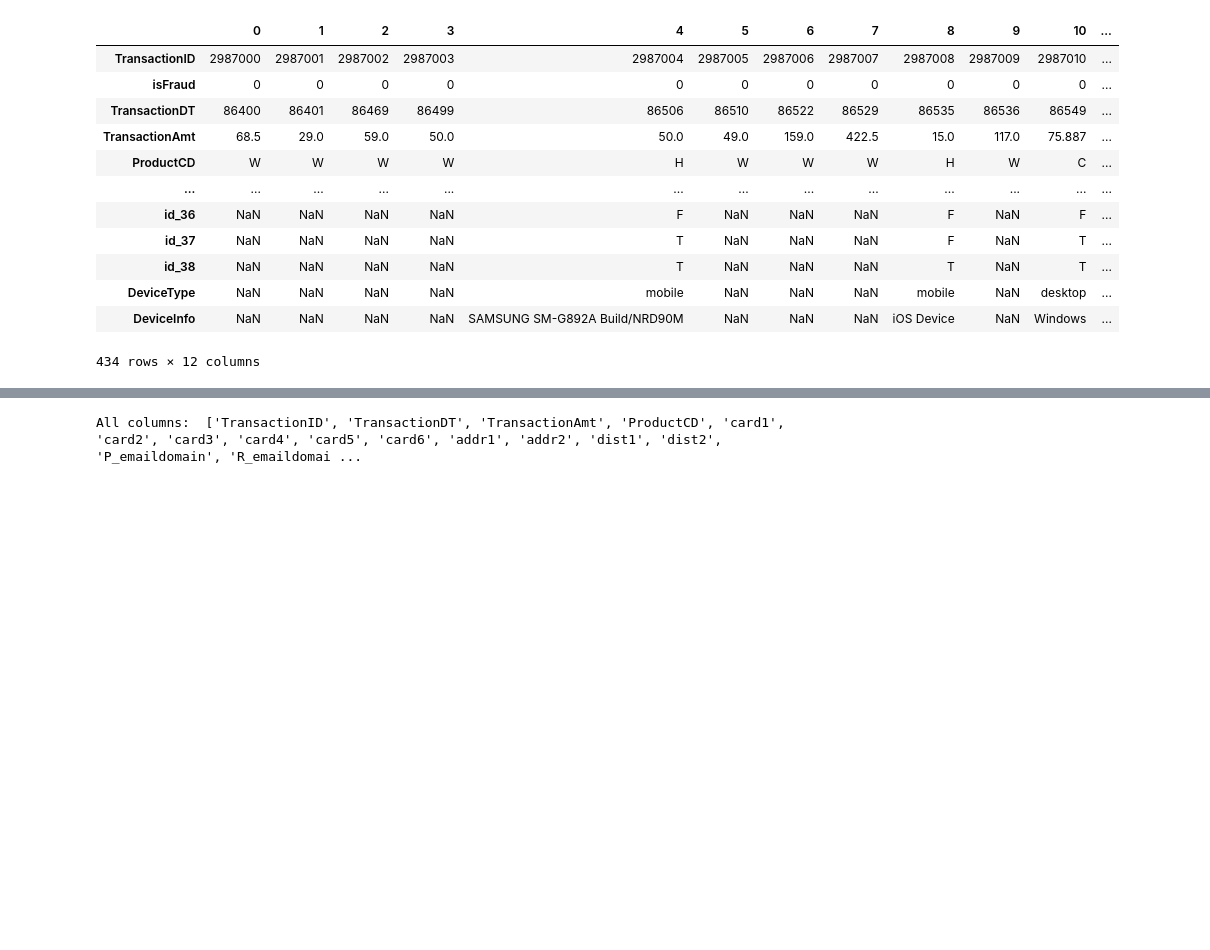
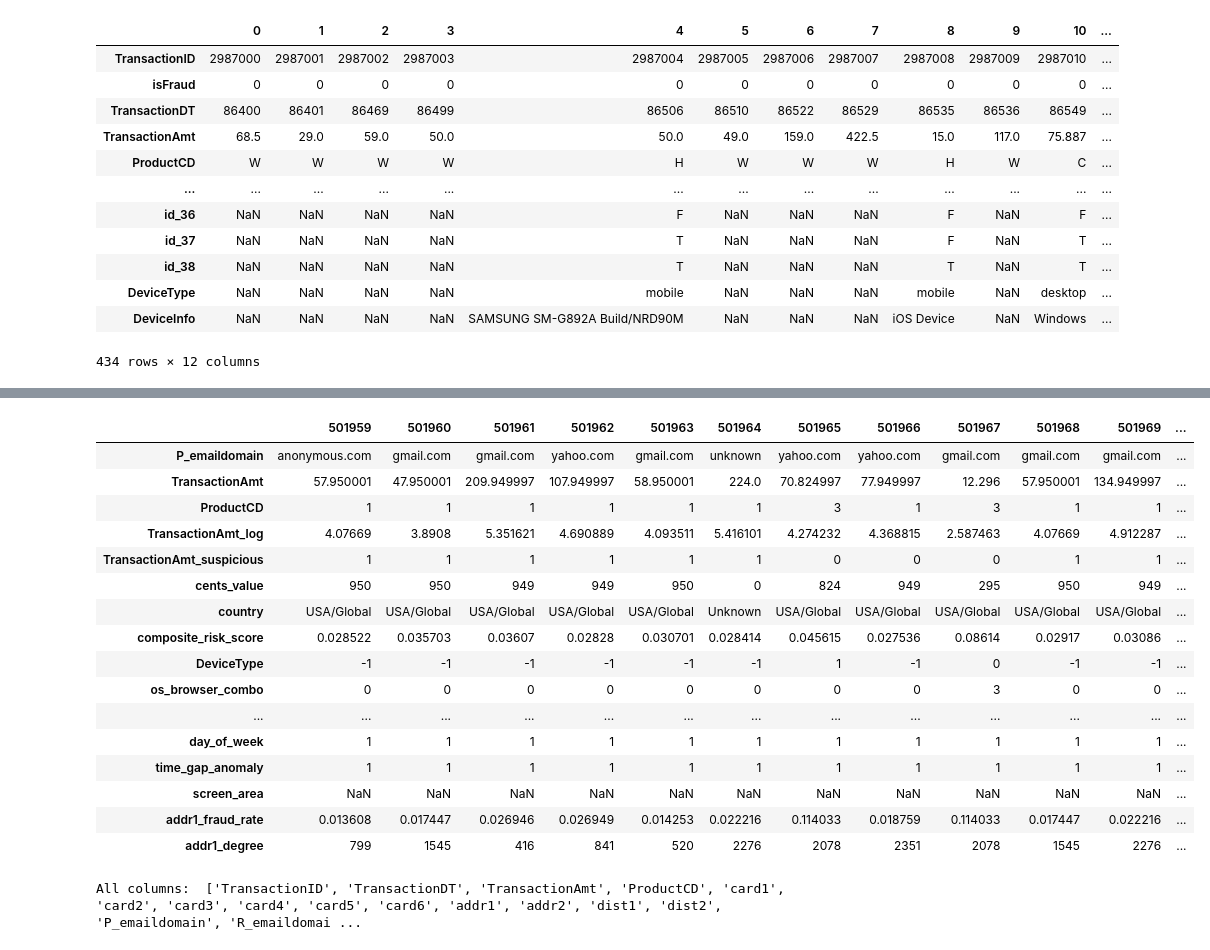
Before and after one commit to kmache/sentinel-fraud-ops, a Jupyter notebook: notebooks/01_exploration.ipynb, the cells around one changed output, grey strips where cells are left out. Cells and saved outputs as stored; diff of their text form; code cells hidden in the pictures; blank space fills up the shorter version.

```diff
--- a/notebooks/01_exploration.ipynb
+++ b/notebooks/01_exploration.ipynb
@@ -114,5 +118,16 @@ Dropped 9 columns
 ✅ Ready. Train: (501959, 283), Test: (88581, 283)
 # %%
 X_train_eng, y_train, X_test_eng, y_test = trainer.X_train, trainer.y_train, trainer.X_test, trainer.y_test
+# %%
+DASHBOARD_FEATURES = [
+            'P_emaildomain', 'TransactionAmt', 'ProductCD','TransactionAmt_log', 'TransactionAmt_suspicious', 'cents_value',
+            'country', 'composite_risk_score', 'DeviceType', 'os_browser_combo',
+            'UID_velocity_1h', 'UID_velocity_12h', 'UID_velocity_24h',
+            'multi_entity_sharing', 'card_email_combo', 'device_info_combo',
+            'P_emaildomain_risk_score', 'email_match_status', 'P_emaildomain_is_free',
+            'ProductCD_switch', 'user_amt_zscore', 'Amt_div_card1_mean',
+            'hour_of_day', 'day_of_week', 'time_gap_anomaly',
+            'screen_area', 'addr1_fraud_rate', 'addr1_degree', 'card4', 'addr1'
+        ]
 # %%
-X_train_eng.head(14).T
+dash_df = X_test_eng[DASHBOARD_FEATURES].copy()
@@ -133,3 +144,23 @@ X_train_eng.head(14).T
+# %%
+dash_df.head(14).T
+# %% [output]
+|  | 501959 | 501960 | 501961 | 501962 | 501963 | 501964 | 501965 | 501966 | 501967 | 501968 | 501969 | ... |
+| P_emaildomain | anonymous.com | gmail.com | gmail.com | yahoo.com | gmail.com | unknown | yahoo.com | yahoo.com | gmail.com | gmail.com | gmail.com | ... |
+| TransactionAmt | 57.950001 | 47.950001 | 209.949997 | 107.949997 | 58.950001 | 224.0 | 70.824997 | 77.949997 | 12.296 | 57.950001 | 134.949997 | ... |
+| ProductCD | 1 | 1 | 1 | 1 | 1 | 1 | 3 | 1 | 3 | 1 | 1 | ... |
+| TransactionAmt_log | 4.07669 | 3.8908 | 5.351621 | 4.690889 | 4.093511 | 5.416101 | 4.274232 | 4.368815 | 2.587463 | 4.07669 | 4.912287 | ... |
+| TransactionAmt_suspicious | 1 | 1 | 1 | 1 | 1 | 1 | 0 | 0 | 0 | 1 | 1 | ... |
+| cents_value | 950 | 950 | 949 | 949 | 950 | 0 | 824 | 949 | 295 | 950 | 949 | ... |
+| country | USA/Global | USA/Global | USA/Global | USA/Global | USA/Global | Unknown | USA/Global | USA/Global | USA/Global | USA/Global | USA/Global | ... |
+| composite_risk_score | 0.028522 | 0.035703 | 0.03607 | 0.02828 | 0.030701 | 0.028414 | 0.045615 | 0.027536 | 0.08614 | 0.02917 | 0.03086 | ... |
+| DeviceType | -1 | -1 | -1 | -1 | -1 | -1 | 1 | -1 | 0 | -1 | -1 | ... |
+| os_browser_combo | 0 | 0 | 0 | 0 | 0 | 0 | 0 | 0 | 3 | 0 | 0 | ... |
+| ... | ... | ... | ... | ... | ... | ... | ... | ... | ... | ... | ... | ... |
+| day_of_week | 1 | 1 | 1 | 1 | 1 | 1 | 1 | 1 | 1 | 1 | 1 | ... |
+| time_gap_anomaly | 1 | 1 | 1 | 1 | 1 | 1 | 1 | 1 | 1 | 1 | 1 | ... |
+| screen_area | NaN | NaN | NaN | NaN | NaN | NaN | NaN | NaN | NaN | NaN | NaN | ... |
+| addr1_fraud_rate | 0.013608 | 0.017447 | 0.026946 | 0.026949 | 0.014253 | 0.022216 | 0.114033 | 0.018759 | 0.114033 | 0.017447 | 0.022216 | ... |
+| addr1_degree | 799 | 1545 | 416 | 841 | 520 | 2276 | 2078 | 2351 | 2078 | 1545 | 2276 | ... |
 # %%
 all_cols = X_train_eng.columns.tolist()
 print('All columns: ', all_cols)
```
Also changed, not shown: parts of 10 cells of this notebook, 7 other files.
